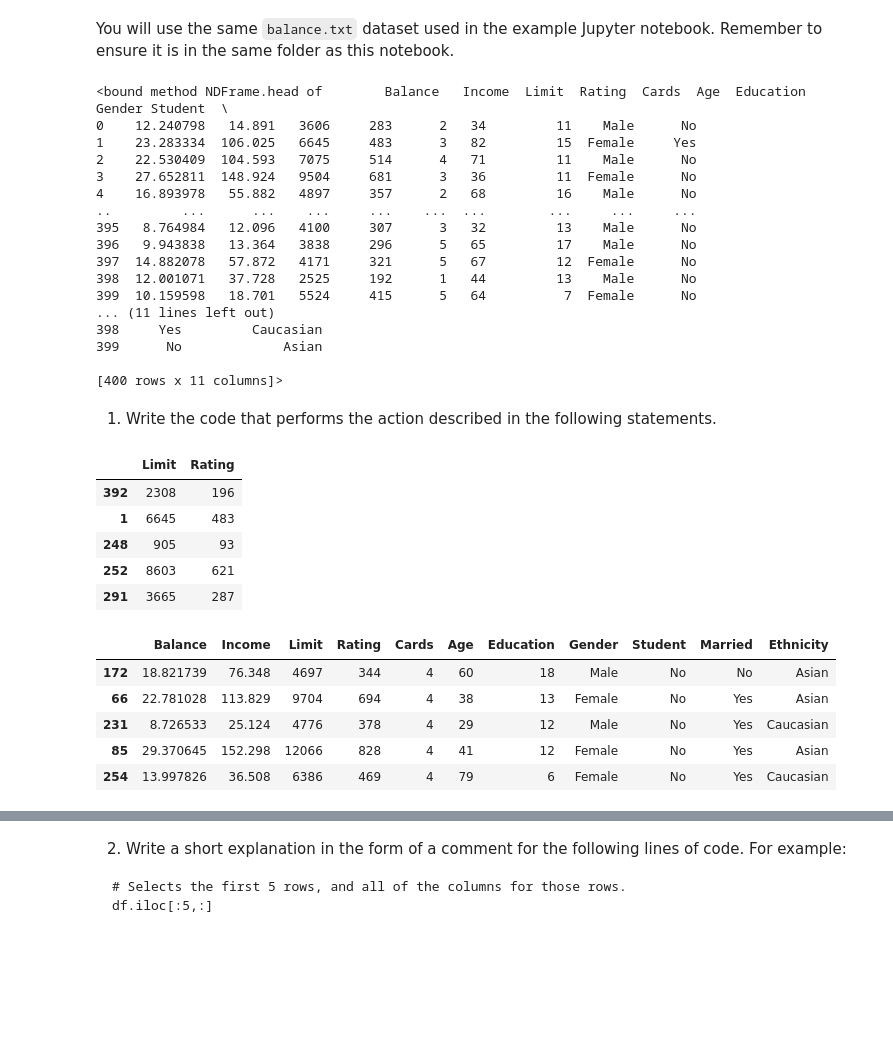
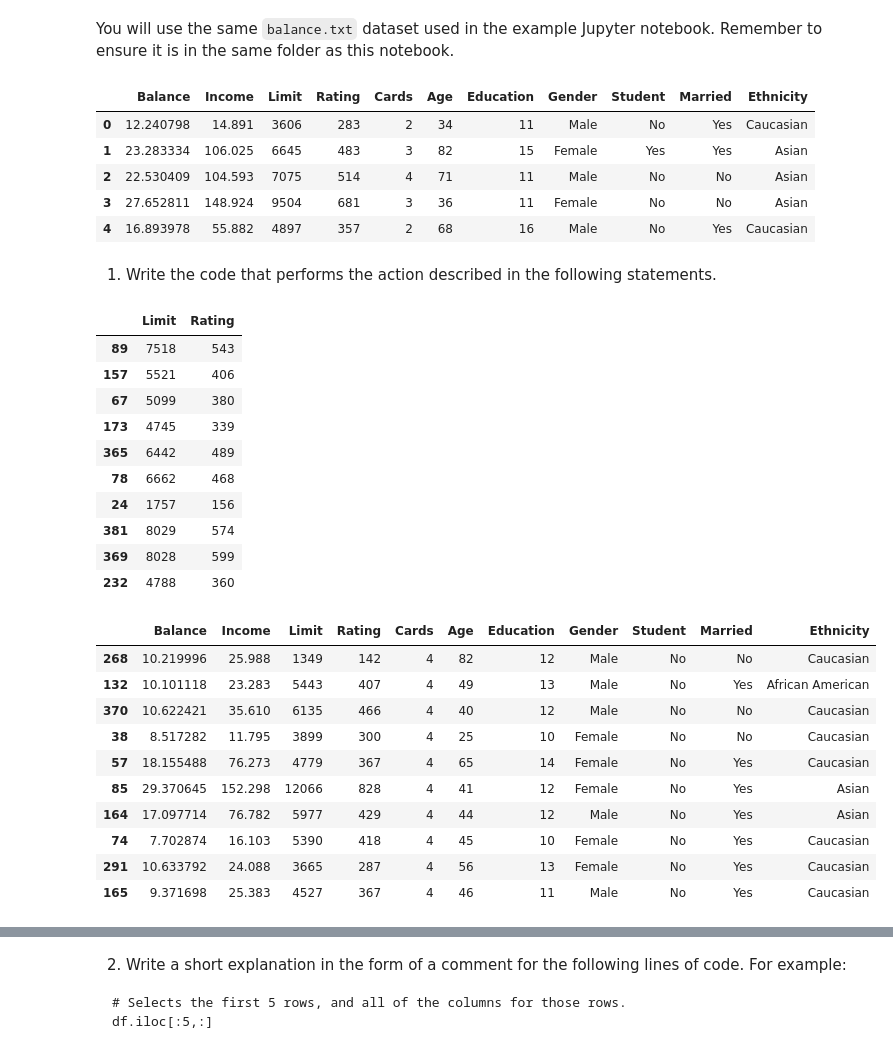
Before and after one commit to Benfam/Visualization, a Jupyter notebook: Datasets Task.ipynb, the cells around one changed output, grey strips where cells are left out. Drawn from its saved outputs; the diff is of its cells as text; code cells hidden in the pictures; blank space fills up the shorter version.

```diff
--- a/Datasets Task.ipynb
+++ b/Datasets Task.ipynb
@@ -7,49 +9,48 @@ import pandas as pd
 # %% [markdown]
 You will use the same `balance.txt` dataset used in the example Jupyter notebook. Remember to ensure it is in the same folder as this notebook.
 # %%
-df = pd.read_csv('balance.txt',sep=' ')
-df.head
+balance = pd.read_csv('balance.txt', sep = ' ')
+balance.head(5)
 # %% [output]
-<bound method NDFrame.head of        Balance   Income  Limit  Rating  Cards  Age  Education  Gender Student  \
-0    12.240798   14.891   3606     283      2   34         11    Male      No
-1    23.283334  106.025   6645     483      3   82         15  Female     Yes
-2    22.530409  104.593   7075     514      4   71         11    Male      No
-3    27.652811  148.924   9504     681      3   36         11  Female      No
-4    16.893978   55.882   4897     357      2   68         16    Male      No
-..         ...      ...    ...     ...    ...  ...        ...     ...     ...
-395   8.764984   12.096   4100     307      3   32         13    Male      No
-396   9.943838   13.364   3838     296      5   65         17    Male      No
-397  14.882078   57.872   4171     321      5   67         12  Female      No
-398  12.001071   37.728   2525     192      1   44         13    Male      No
-399  10.159598   18.701   5524     415      5   64          7  Female      No
-... (11 lines left out)
-398     Yes         Caucasian
-399      No             Asian
-
-[400 rows x 11 columns]>
+|  | Balance | Income | Limit | Rating | Cards | Age | Education | Gender | Student | Married | Ethnicity |
+| 0 | 12.240798 | 14.891 | 3606 | 283 | 2 | 34 | 11 | Male | No | Yes | Caucasian |
+| 1 | 23.283334 | 106.025 | 6645 | 483 | 3 | 82 | 15 | Female | Yes | Yes | Asian |
+| 2 | 22.530409 | 104.593 | 7075 | 514 | 4 | 71 | 11 | Male | No | No | Asian |
+| 3 | 27.652811 | 148.924 | 9504 | 681 | 3 | 36 | 11 | Female | No | No | Asian |
+| 4 | 16.893978 | 55.882 | 4897 | 357 | 2 | 68 | 16 | Male | No | Yes | Caucasian |
 # %% [markdown]
 1. Write the code that performs the action described in the following statements.
 # %%
 # Select the 'Limit' and 'Rating' columns of the first five observations
-five_limit_rating = df[['Limit', 'Rating']]
-five_limit_rating.sample(5)
+five_limit_rating = balance[['Limit', 'Rating']]
+five_limit_rating.sample(10)
 # %% [output]
 |  | Limit | Rating |
-| 392 | 2308 | 196 |
-| 1 | 6645 | 483 |
-| 248 | 905 | 93 |
-| 252 | 8603 | 621 |
-| 291 | 3665 | 287 |
+| 89 | 7518 | 543 |
+| 157 | 5521 | 406 |
+| 67 | 5099 | 380 |
+| 173 | 4745 | 339 |
+| 365 | 6442 | 489 |
+| 78 | 6662 | 468 |
+| 24 | 1757 | 156 |
+| 381 | 8029 | 574 |
+| 369 | 8028 | 599 |
+| 232 | 4788 | 360 |
 # %%
 # Select the first five observations with 4 cards
-ist_5_4_cards = df[df['Cards']== 4]
-ist_5_4_cards. sample(5)
+ist_5_4_cards = balance[balance['Cards']== 4]
+ist_5_4_cards. sample(10)
 # %% [output]
 |  | Balance | Income | Limit | Rating | Cards | Age | Education | Gender | Student | Married | Ethnicity |
-| 172 | 18.821739 | 76.348 | 4697 | 344 | 4 | 60 | 18 | Male | No | No | Asian |
-| 66 | 22.781028 | 113.829 | 9704 | 694 | 4 | 38 | 13 | Female | No | Yes | Asian |
-| 231 | 8.726533 | 25.124 | 4776 | 378 | 4 | 29 | 12 | Male | No | Yes | Caucasian |
+| 268 | 10.219996 | 25.988 | 1349 | 142 | 4 | 82 | 12 | Male | No | No | Caucasian |
+| 132 | 10.101118 | 23.283 | 5443 | 407 | 4 | 49 | 13 | Male | No | Yes | African American |
+| 370 | 10.622421 | 35.610 | 6135 | 466 | 4 | 40 | 12 | Male | No | No | Caucasian |
+| 38 | 8.517282 | 11.795 | 3899 | 300 | 4 | 25 | 10 | Female | No | No | Caucasian |
+| 57 | 18.155488 | 76.273 | 4779 | 367 | 4 | 65 | 14 | Female | No | Yes | Caucasian |
 | 85 | 29.370645 | 152.298 | 12066 | 828 | 4 | 41 | 12 | Female | No | Yes | Asian |
-| 254 | 13.997826 | 36.508 | 6386 | 469 | 4 | 79 | 6 | Female | No | Yes | Caucasian |
+| 164 | 17.097714 | 76.782 | 5977 | 429 | 4 | 44 | 12 | Male | No | Yes | Asian |
+| 74 | 7.702874 | 16.103 | 5390 | 418 | 4 | 45 | 10 | Female | No | Yes | Caucasian |
+| 291 | 10.633792 | 24.088 | 3665 | 287 | 4 | 56 | 13 | Female | No | Yes | Caucasian |
+| 165 | 9.371698 | 25.383 | 4527 | 367 | 4 | 46 | 11 | Male | No | Yes | Caucasian |
 # %%
 # Sort the observations by 'Education'. Show users with a high education value first.
```
Also changed, not shown: parts of 11 cells of this notebook.
